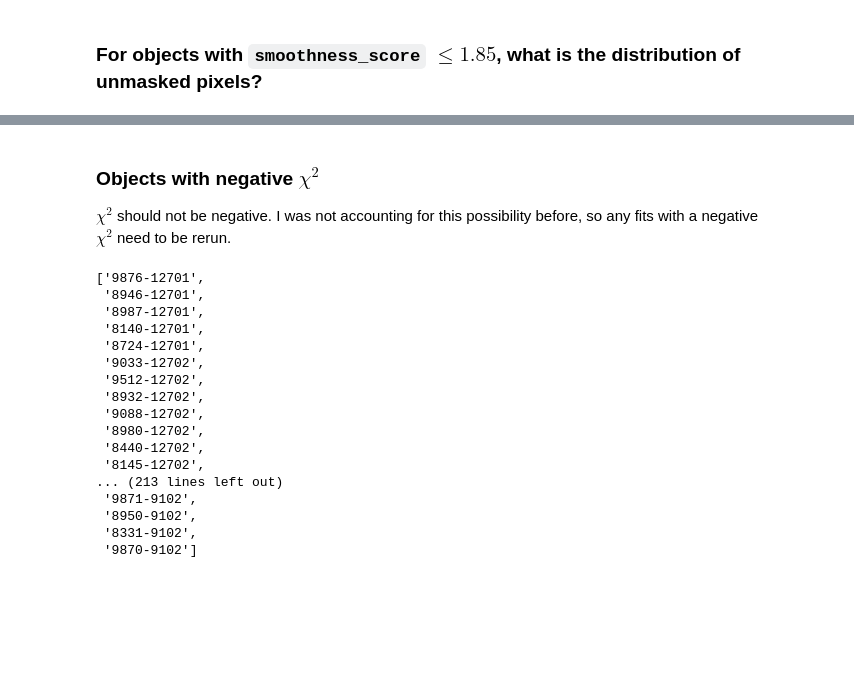
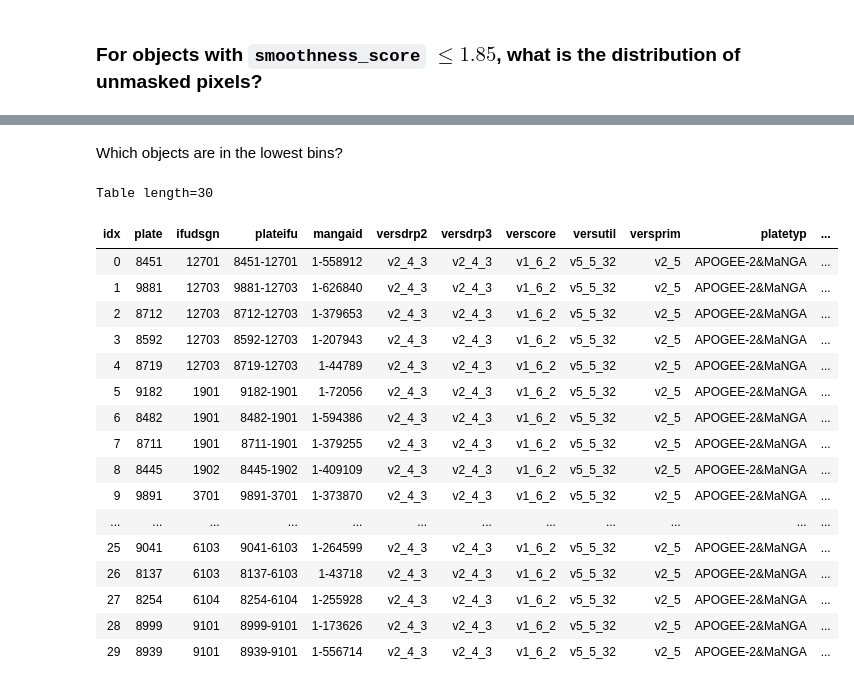
Before and after one commit to kadglass/RotationCurves, a Jupyter notebook: notebooks/Map_fraction_cut.ipynb, the cells around one changed output, grey strips where cells are left out. Cells and saved outputs as stored; diff of their text form; code cells hidden in the pictures; blank space fills up the shorter version.

```diff
--- a/notebooks/Map_fraction_cut.ipynb
+++ b/notebooks/Map_fraction_cut.ipynb
@@ -132,24 +122,23 @@ list(fits['plateifu'][(fits['frac_unmasked'] <= 0.01) & (fits['smoothness_score'
 # %% [markdown]
-### Objects with negative $\chi^2$
-
-$\chi^2$ should not be negative.  I was not accounting for this possibility before, so any fits with a negative $\chi^2$ need to be rerun.
+Which objects are in the lowest bins?
 # %%
-list(fits['plateifu'][fits['chi2'] < 0])
+fits[(fits['frac_unmasked'] < 0.06) & (fits['frac_unmasked'] >= 0.05) & (fits['smoothness_score'] > 1.85) & np.isfinite(fits['fit_flag'])].show_in_notebook()
 # %% [output]
-['9876-12701',
- '8946-12701',
- '8987-12701',
- '8140-12701',
- '8724-12701',
- '9033-12702',
- '9512-12702',
- '8932-12702',
- '9088-12702',
- '8980-12702',
- '8440-12702',
- '8145-12702',
-... (213 lines left out)
- '9871-9102',
- '8950-9102',
- '8331-9102',
- '9870-9102']
+Table length=30
+| idx | plate | ifudsgn | plateifu | mangaid | versdrp2 | versdrp3 | verscore | versutil | versprim | platetyp | ... |
+| 0 | 8451 | 12701 | 8451-12701 | 1-558912 | v2_4_3 | v2_4_3 | v1_6_2 | v5_5_32 | v2_5 | APOGEE-2&MaNGA | ... |
+| 1 | 9881 | 12703 | 9881-12703 | 1-626840 | v2_4_3 | v2_4_3 | v1_6_2 | v5_5_32 | v2_5 | APOGEE-2&MaNGA | ... |
+| 2 | 8712 | 12703 | 8712-12703 | 1-379653 | v2_4_3 | v2_4_3 | v1_6_2 | v5_5_32 | v2_5 | APOGEE-2&MaNGA | ... |
+| 3 | 8592 | 12703 | 8592-12703 | 1-207943 | v2_4_3 | v2_4_3 | v1_6_2 | v5_5_32 | v2_5 | APOGEE-2&MaNGA | ... |
+| 4 | 8719 | 12703 | 8719-12703 | 1-44789 | v2_4_3 | v2_4_3 | v1_6_2 | v5_5_32 | v2_5 | APOGEE-2&MaNGA | ... |
+| 5 | 9182 | 1901 | 9182-1901 | 1-72056 | v2_4_3 | v2_4_3 | v1_6_2 | v5_5_32 | v2_5 | APOGEE-2&MaNGA | ... |
+| 6 | 8482 | 1901 | 8482-1901 | 1-594386 | v2_4_3 | v2_4_3 | v1_6_2 | v5_5_32 | v2_5 | APOGEE-2&MaNGA | ... |
+| 7 | 8711 | 1901 | 8711-1901 | 1-379255 | v2_4_3 | v2_4_3 | v1_6_2 | v5_5_32 | v2_5 | APOGEE-2&MaNGA | ... |
+| 8 | 8445 | 1902 | 8445-1902 | 1-409109 | v2_4_3 | v2_4_3 | v1_6_2 | v5_5_32 | v2_5 | APOGEE-2&MaNGA | ... |
+| 9 | 9891 | 3701 | 9891-3701 | 1-373870 | v2_4_3 | v2_4_3 | v1_6_2 | v5_5_32 | v2_5 | APOGEE-2&MaNGA | ... |
+| ... | ... | ... | ... | ... | ... | ... | ... | ... | ... | ... | ... |
+| 25 | 9041 | 6103 | 9041-6103 | 1-264599 | v2_4_3 | v2_4_3 | v1_6_2 | v5_5_32 | v2_5 | APOGEE-2&MaNGA | ... |
+| 26 | 8137 | 6103 | 8137-6103 | 1-43718 | v2_4_3 | v2_4_3 | v1_6_2 | v5_5_32 | v2_5 | APOGEE-2&MaNGA | ... |
+| 27 | 8254 | 6104 | 8254-6104 | 1-255928 | v2_4_3 | v2_4_3 | v1_6_2 | v5_5_32 | v2_5 | APOGEE-2&MaNGA | ... |
+| 28 | 8999 | 9101 | 8999-9101 | 1-173626 | v2_4_3 | v2_4_3 | v1_6_2 | v5_5_32 | v2_5 | APOGEE-2&MaNGA | ... |
+| 29 | 8939 | 9101 | 8939-9101 | 1-556714 | v2_4_3 | v2_4_3 | v1_6_2 | v5_5_32 | v2_5 | APOGEE-2&MaNGA | ... |
```
Also changed, not shown: parts of 8 cells of this notebook, 2 other files.
